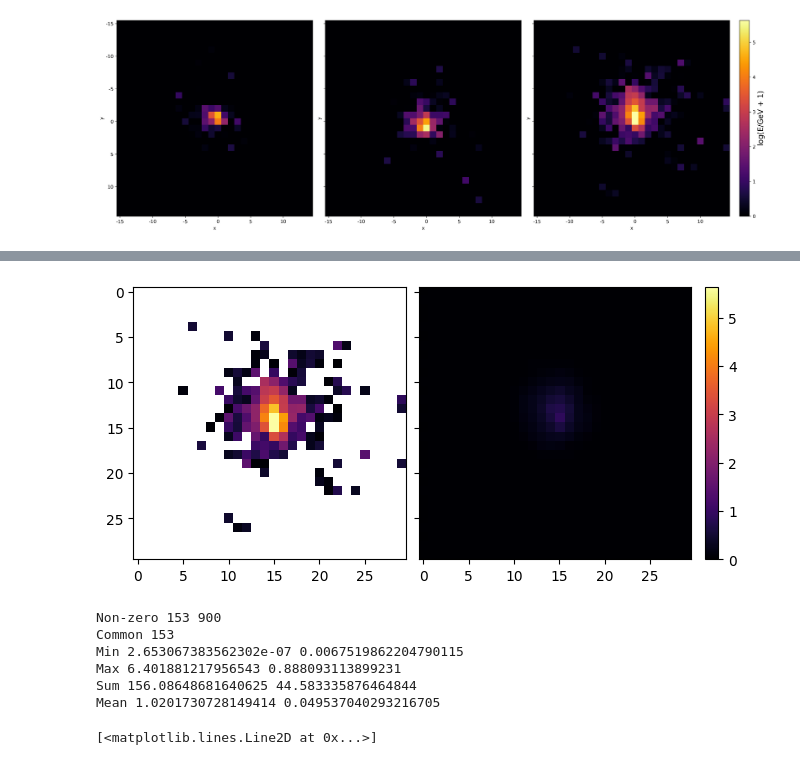
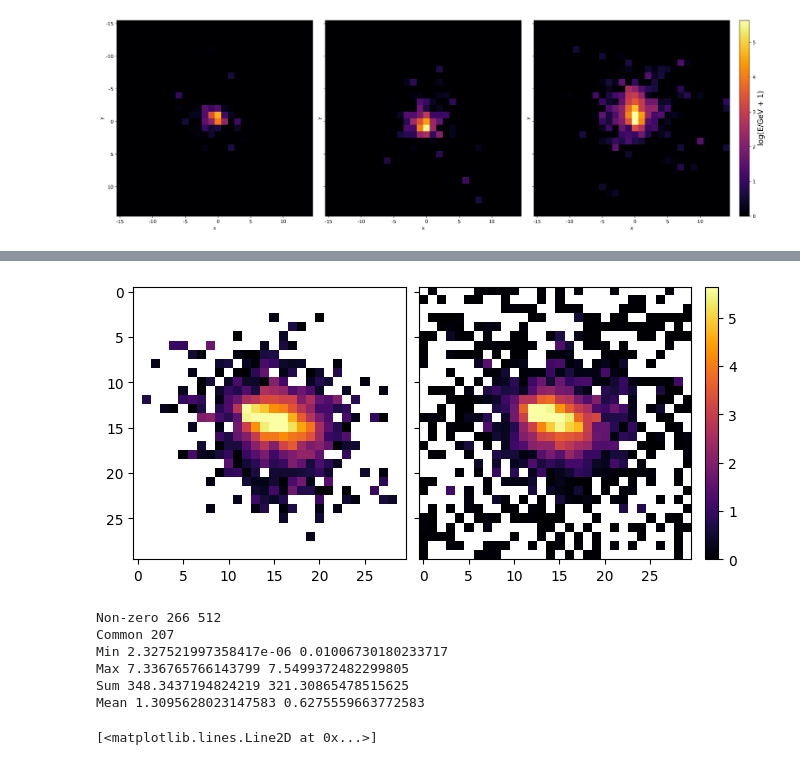
Before and after one commit to sashaatlasov/DiffusionDipolma, a Jupyter notebook: test.ipynb, the cells around one changed output, grey strips where cells are left out. Drawn from its saved outputs; the diff is of its cells as text; code cells hidden in the pictures.

```diff
--- a/test.ipynb
+++ b/test.ipynb
@@ -53,7 +53,7 @@ fig.savefig('/Users/sasaatlasov/Desktop/DiffusionDipolma/real.pdf', bbox_inches
 from diffusion import DiffusionModel
 
 dm = DiffusionModel(100, 16)
-dm.load_state_dict(torch.load('checkpoints/t100_cos.pt', map_location=torch.device('cpu')))
+dm.load_state_dict(torch.load('checkpoints/t100.pt', map_location=torch.device('cpu')))
 dm.eval();
 # %%
 # from torchview import draw_graph
@@ -84,14 +104,14 @@ def compare(energy, samples, idx=0, truncate=None):
 # %%
 def commm(idx=0):
     #s = np.where(samples[idx] >= np.log1p(5e-3), samples[idx], torch.zeros_like(samples[idx]))
-    s = np.ma.masked_less(samples[idx], np.log1p(5e-3))
+    s = np.ma.masked_less(samples[idx], np.log1p(1e-2))
     r = np.ma.masked_less(energy[idx], np.log1p(5e-3))
     fig, axs = plt.subplots(1, 2, layout='constrained', sharex=True, sharey=True)
     im1 = axs[0].imshow(np.transpose(r, (1, 2, 0)), cmap='inferno', vmin=vmin, vmax=vmax)
     im2 = axs[1].imshow(np.transpose(s, (1, 2, 0)), cmap='inferno', vmin=vmin, vmax=vmax)
     fig.colorbar(im2, fraction=0.05)
     plt.show()
-    s = torch.tensor(s)
+    s = np.where(samples[idx] >= np.log1p(1e-2), samples[idx], torch.zeros_like(samples[idx]))
     print('Non-zero', (energy[idx] > 0).sum().item(), (s > 0).sum().item())
     print('Common', ((energy[idx] > 0) * (s > 0)).sum().item())
     print('Min', energy[idx][energy[idx] > 0].min().item(), s[s > 0].min().item())
@@ -100,15 +120,15 @@ def commm(idx=0):
     print('Mean', energy[idx][energy[idx] > 0].mean().item(), s[s > 0].mean().item())
     return
 # %%
-commm(5)
+commm(10)
 # %% [output]
-[figure, old version]
+[figure, new version]
-Non-zero 153 900
-Common 153
-Min 2.653067383562302e-07 0.0067519862204790115
-Max 6.401881217956543 0.888093113899231
-Sum 156.08648681640625 44.583335876464844
-Mean 1.0201730728149414 0.049537040293216705
+Non-zero 266 512
+Common 207
+Min 2.327521997358417e-06 0.01006730180233717
+Max 7.336765766143799 7.5499372482299805
+Sum 348.3437194824219 321.30865478515625
+Mean 1.3095628023147583 0.6275559663772583
 # %%
 sigmas = (dm.sqrt_betas ** 2)[:-1] * (1 - dm.alphas_cumprod[:-1]) / (1 - dm.alphas_cumprod[1:])
 plt.plot(torch.sqrt(sigmas))
```
Also changed, not shown: parts of 4 cells of this notebook, 3 other files.
